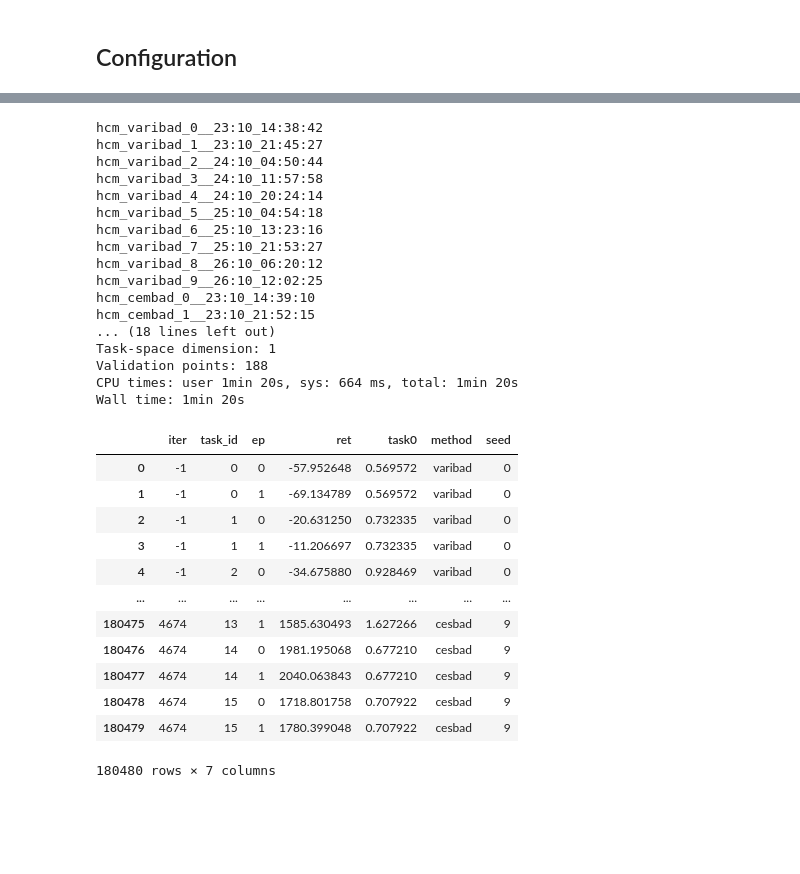
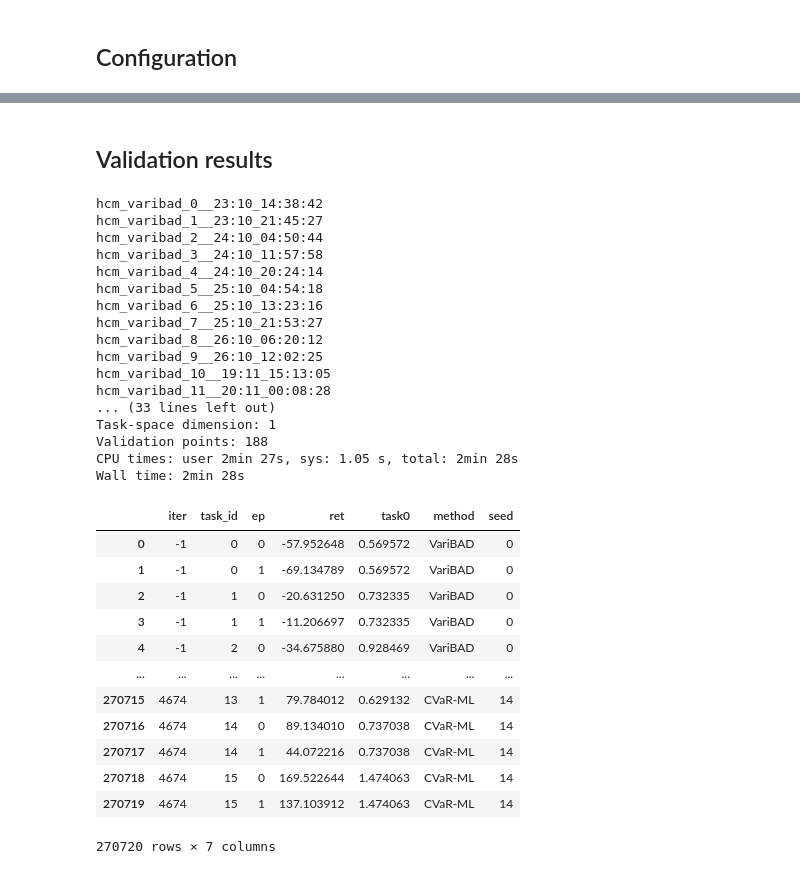
Before and after one commit to ido90/RobustMetaRL, a Jupyter notebook: HalfCheetahMass.ipynb, the cells around one changed output, grey strips where cells are left out. Cells and saved outputs as stored; diff of their text form; code cells hidden in the pictures; blank space fills up the shorter version.

```diff
--- a/HalfCheetahMass.ipynb
+++ b/HalfCheetahMass.ipynb
@@ -26,8 +26,8 @@ ENV_NAME = 'HalfCheetahMass-v0'
 TITLE = ENV_NAME[:-3]
 ENV_SHORT = 'hcm'
 TASKS = ('mass',)
-METHODS = ('varibad', 'cembad', 'cesbad', 'oracbad', 'cvrbad', 'cvrsbad')[:3]
-BEST = False
-SEEDS = list(range(10))
+TASK_DIM = len(TASKS)
+METHODS = ('varibad', 'cembad', 'cvrbad')
+NM_MAP = dict(varibad='VariBAD', cvrbad='CVaR-ML', cembad='RoML')
+SEEDS = list(range(15))  # 30
 ALPHA = 0.05
-FINISHED = True
@@ -41,0 +53,5 @@ SMOOTH = 20
+# %%
+%%time
+rr, rra, rrm, rrc, rr0, rra0 = analysis.load_test_data(
+    ENV_NAME, ENV_SHORT, METHODS, SEEDS, ALPHA, 'best', nm_map=NM_MAP)
+rr
@@ -41,0 +106,12 @@ SMOOTH = 20
+# %%
+%%time
+bb, bba, bbm, bbc, bb0, bba0 = analysis.load_test_data(
+    ENV_NAME, ENV_SHORT, METHODS, SEEDS, ALPHA, 'final', nm_map=NM_MAP)
+
+axs = analysis.summarize_test_over_seeds(bbm[bbm.method!='CVaR-ML'], bbc[bbc.method!='CVaR-ML'], ALPHA, TITLE, barplot=True)
+axs[0].set_ylim((1300, None))
+axs[1].set_ylim((1000, None))
+plt.savefig(f'outputs/{ENV_SHORT}_f_summary.png', bbox_inches='tight', dpi=300)
+
+axs = analysis.summarize_test_over_seeds(bbm, bbc, ALPHA, TITLE)
+axs2 = analysis.show_test_vs_tasks(bba, bba0, TITLE, TASKS)
@@ -42,36 +126,38 @@ SMOOTH = 20
+# %% [markdown]
+## Validation results
 # %%
 %%time
 dd, dda, ddm, ddc, dd0, dda0, task_dim = analysis.load_train_data(
-    ENV_NAME, ENV_SHORT, METHODS, SEEDS, ALPHA, align_progress=not FINISHED)
+    ENV_NAME, ENV_SHORT, METHODS, SEEDS, ALPHA, nm_map=NM_MAP)
 dd
 # %% [output]
 hcm_varibad_0__23:10_14:38:42
 hcm_varibad_1__23:10_21:45:27
 hcm_varibad_2__24:10_04:50:44
 hcm_varibad_3__24:10_11:57:58
 hcm_varibad_4__24:10_20:24:14
 hcm_varibad_5__25:10_04:54:18
 hcm_varibad_6__25:10_13:23:16
 hcm_varibad_7__25:10_21:53:27
 hcm_varibad_8__26:10_06:20:12
 hcm_varibad_9__26:10_12:02:25
-hcm_cembad_0__23:10_14:39:10
-hcm_cembad_1__23:10_21:52:15
-... (18 lines left out)
+hcm_varibad_10__19:11_15:13:05
+hcm_varibad_11__20:11_00:08:28
+... (33 lines left out)
 Task-space dimension: 1
 Validation points: 188
-CPU times: user 1min 20s, sys: 664 ms, total: 1min 20s
-Wall time: 1min 20s
+CPU times: user 2min 27s, sys: 1.05 s, total: 2min 28s
+Wall time: 2min 28s
 |  | iter | task_id | ep | ret | task0 | method | seed |
-| 0 | -1 | 0 | 0 | -57.952648 | 0.569572 | varibad | 0 |
-| 1 | -1 | 0 | 1 | -69.134789 | 0.569572 | varibad | 0 |
-| 2 | -1 | 1 | 0 | -20.631250 | 0.732335 | varibad | 0 |
-| 3 | -1 | 1 | 1 | -11.206697 | 0.732335 | varibad | 0 |
-| 4 | -1 | 2 | 0 | -34.675880 | 0.928469 | varibad | 0 |
+| 0 | -1 | 0 | 0 | -57.952648 | 0.569572 | VariBAD | 0 |
+| 1 | -1 | 0 | 1 | -69.134789 | 0.569572 | VariBAD | 0 |
+| 2 | -1 | 1 | 0 | -20.631250 | 0.732335 | VariBAD | 0 |
+| 3 | -1 | 1 | 1 | -11.206697 | 0.732335 | VariBAD | 0 |
+| 4 | -1 | 2 | 0 | -34.675880 | 0.928469 | VariBAD | 0 |
 | ... | ... | ... | ... | ... | ... | ... | ... |
-| 180475 | 4674 | 13 | 1 | 1585.630493 | 1.627266 | cesbad | 9 |
-| 180476 | 4674 | 14 | 0 | 1981.195068 | 0.677210 | cesbad | 9 |
-| 180477 | 4674 | 14 | 1 | 2040.063843 | 0.677210 | cesbad | 9 |
-| 180478 | 4674 | 15 | 0 | 1718.801758 | 0.707922 | cesbad | 9 |
-| 180479 | 4674 | 15 | 1 | 1780.399048 | 0.707922 | cesbad | 9 |
+| 270715 | 4674 | 13 | 1 | 79.784012 | 0.629132 | CVaR-ML | 14 |
+| 270716 | 4674 | 14 | 0 | 89.134010 | 0.737038 | CVaR-ML | 14 |
+| 270717 | 4674 | 14 | 1 | 44.072216 | 0.737038 | CVaR-ML | 14 |
+| 270718 | 4674 | 15 | 0 | 169.522644 | 1.474063 | CVaR-ML | 14 |
+| 270719 | 4674 | 15 | 1 | 137.103912 | 1.474063 | CVaR-ML | 14 |
-180480 rows × 7 columns
+270720 rows × 7 columns
```
Also changed, not shown: parts of 31 cells of this notebook, 3 other files.
